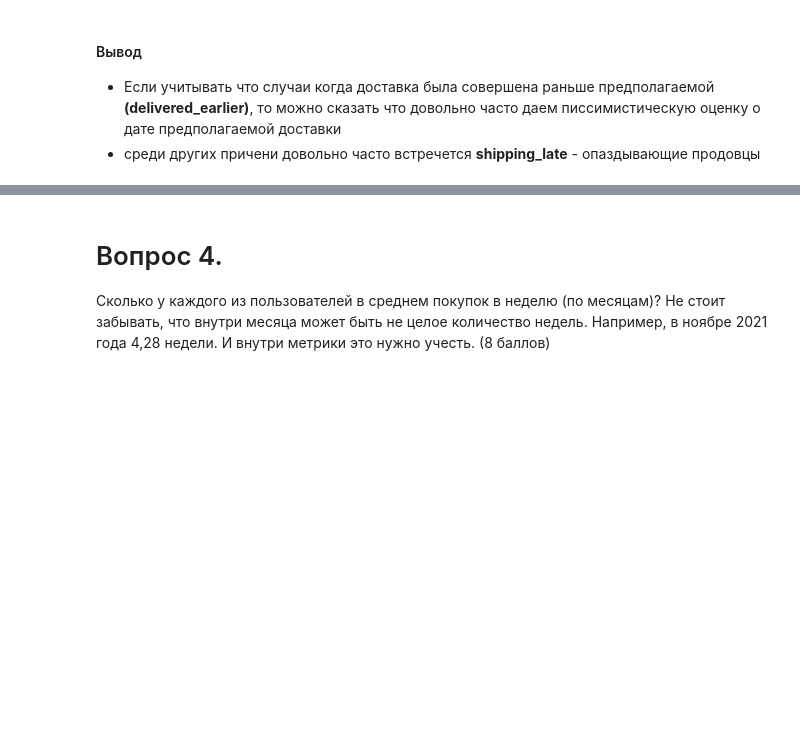
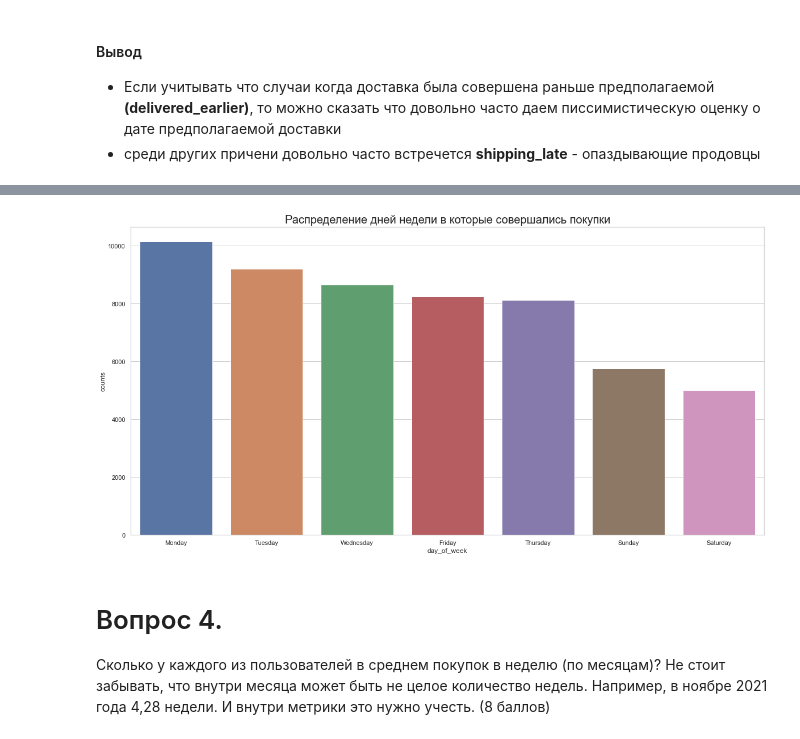
Before and after one commit to PavelSyr/da_karpov.cources_first.project, a Jupyter notebook: pavel_syrnev_15.04_p-syrnev/variant1/e-commerce.ipynb, the cells around one changed output, grey strips where cells are left out. Cells and saved outputs as stored; diff of their text form; code cells hidden in the pictures; blank space fills up the shorter version.

Commit message:
[Question 3] frequency of purchases a day of week

```diff
--- a/pavel_syrnev_15.04_p-syrnev/variant1/e-commerce.ipynb
+++ b/pavel_syrnev_15.04_p-syrnev/variant1/e-commerce.ipynb
@@ -485,0 +495,15 @@ TBD
+# %%
+# смержим датасеты
+df_purchase_date = df_order_items[['order_id', 'product_id']] \
+    .merge(df_orders[['order_id', 'order_purchase_timestamp']], on='order_id')
+# %%
+# выделим день покупки
+df_purchase_date['day_of_week'] = df_purchase_date.order_purchase_timestamp.dt.day_name()
+
+# сгрупируем по product_id
+df_max_purchases_a_day = df_purchase_date.groupby(by='product_id') \
+    .day_of_week.value_counts().to_frame() \
+    .rename(columns={'day_of_week':'counts'}) \
+    .sort_values('counts', ascending=False) \
+    .reset_index() \
+    .groupby(by='product_id').head(1)
@@ -485,0 +525,6 @@ TBD
+# %%
+df_dist = df_max_purchases_a_day.groupby(by='day_of_week', as_index=False) \
+    .agg({'counts':'sum'}) \
+    .sort_values('counts', ascending=False)
+
+df_dist
@@ -486,3 +540,15 @@ TBD
+# %%
+fig, axs = plt.subplots(1)
+fig.set_figwidth(20)
+fig.set_figheight(10)
+
+ax = sns.barplot(data=df_dist, x='day_of_week', y='counts')
+
+
+ax.set_title('Распределение дней недели в которые совершались покупки')
+ax.title.set_fontsize(20)
+# %% [output]
+[figure, added]
 # %% [markdown]
 # Вопрос 4.
 Сколько у каждого из пользователей в среднем покупок в неделю (по месяцам)? Не стоит забывать, что внутри месяца может быть не целое количество недель. Например, в ноябре 2021 года 4,28 недели. И внутри метрики это нужно учесть. (8 баллов)
```
Also changed, not shown: parts of 6 cells of this notebook.
